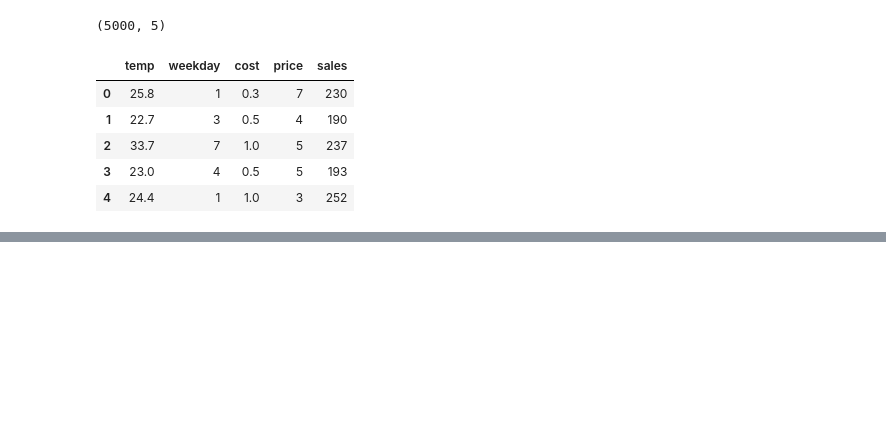
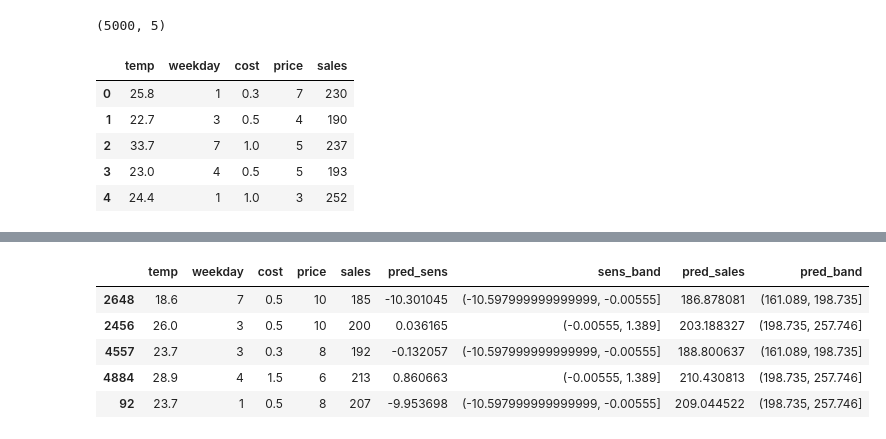
Before and after one commit to CausalInferenceLab/Causal-Inference-with-Python, a Jupyter notebook: causal-inference-for-the-brave-and-true/18-Heterogeneous-Treatment-Effects-and-Personalization.ipynb, the cells around one changed output, grey strips where cells are left out. Drawn from its saved outputs; the diff is of its cells as text; code cells hidden in the pictures; blank space fills up the shorter version.

```diff
--- a/causal-inference-for-the-brave-and-true/18-Heterogeneous-Treatment-Effects-and-Personalization.ipynb
+++ b/causal-inference-for-the-brave-and-true/18-Heterogeneous-Treatment-Effects-and-Personalization.ipynb
@@ -315,0 +287,15 @@ g.set_titles(col_template="Elast. Band {col_name}")
+# %%
+bands_df = pred_sens3.assign(
+    sens_band = pd.qcut(pred_sens3["pred_sens"], 2), # create two groups based on sensitivity predictions
+    pred_sales = ml.predict(pred_sens3[X]),
+    pred_band = pd.qcut(ml.predict(pred_sens3[X]), 2), # create two groups based on sales predictions
+)
+
+bands_df.head()
+# %% [output]
+|  | temp | weekday | cost | price | sales | pred_sens | sens_band | pred_sales | pred_band |
+| 2648 | 18.6 | 7 | 0.5 | 10 | 185 | -10.301045 | (-10.597999999999999, -0.00555] | 186.878081 | (161.089, 198.735] |
+| 2456 | 26.0 | 3 | 0.5 | 10 | 200 | 0.036165 | (-0.00555, 1.389] | 203.188327 | (198.735, 257.746] |
+| 4557 | 23.7 | 3 | 0.3 | 8 | 192 | -0.132057 | (-10.597999999999999, -0.00555] | 188.800637 | (161.089, 198.735] |
+| 4884 | 28.9 | 4 | 1.5 | 6 | 213 | 0.860663 | (-0.00555, 1.389] | 210.430813 | (198.735, 257.746] |
+| 92 | 23.7 | 1 | 0.5 | 8 | 207 | -9.953698 | (-10.597999999999999, -0.00555] | 209.044522 | (198.735, 257.746] |
```
Also changed, not shown: parts of 44 cells of this notebook, 1 other file.
